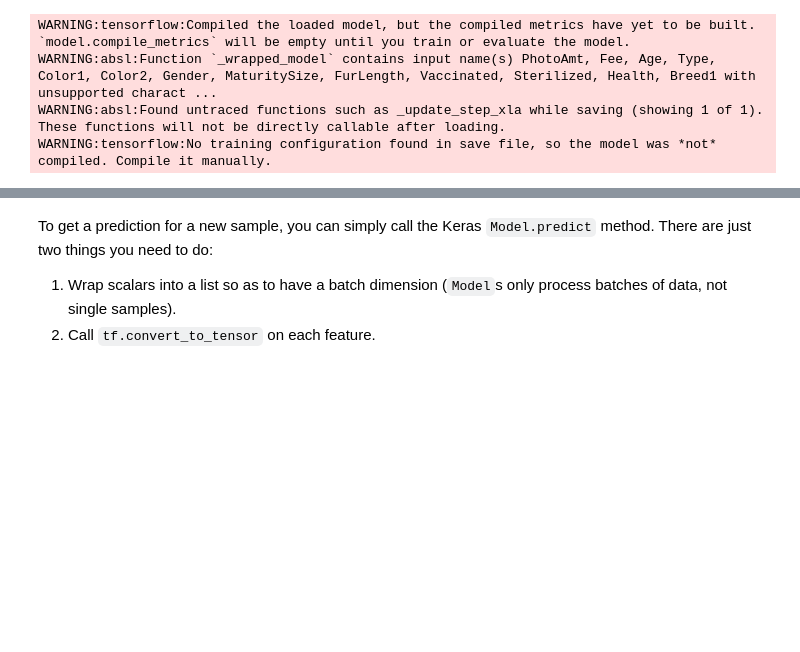
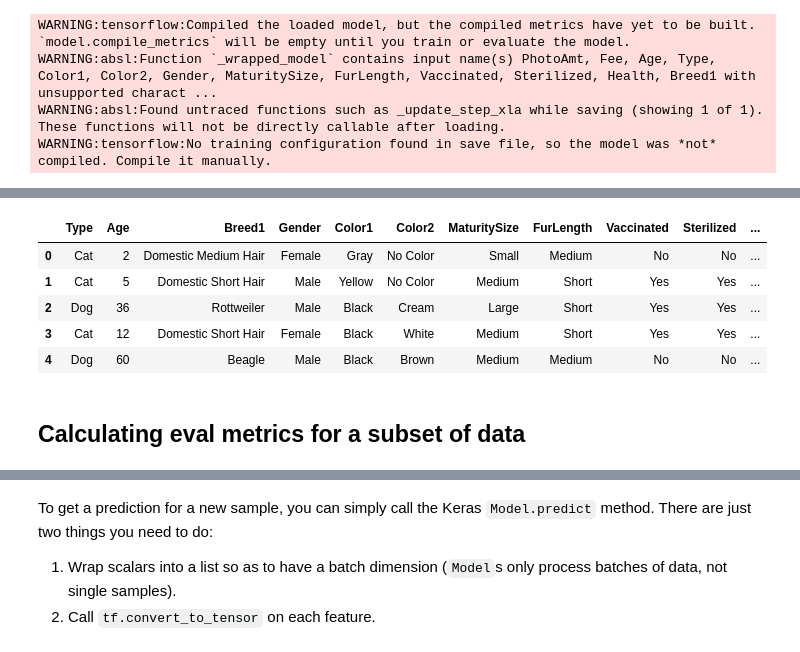
Before and after one commit to samehra/Projects, a Jupyter notebook: tf_notebooks/preprocessing_layers.ipynb, the cells around one changed output, grey strips where cells are left out. Drawn from its saved outputs; the diff is of its cells as text; code cells hidden in the pictures; blank space fills up the shorter version.

```diff
--- a/tf_notebooks/preprocessing_layers.ipynb
+++ b/tf_notebooks/preprocessing_layers.ipynb
@@ -633,0 +649,6 @@ WARNING:tensorflow:No training configuration found in save file, so the model wa
+# %%
+thres = 0.5
+test_pred_probs = inference_model.predict(test_ds)
+test_pred_labels = (test_pred_probs>thres)*1.0
+print(classification_report(actual_test_labels, test_pred_labels))
+print(confusion_matrix(actual_test_labels, test_pred_labels)/len(actual_test_labels))
@@ -633,0 +668,13 @@ WARNING:tensorflow:No training configuration found in save file, so the model wa
+# %%
+test = pd.read_csv(TEST_DATA_FILE, header=0)
+test['test_pred_probs'] = test_pred_probs
+test.head()
+# %% [output]
+|  | Type | Age | Breed1 | Gender | Color1 | Color2 | MaturitySize | FurLength | Vaccinated | Sterilized | ... |
+| 0 | Cat | 2 | Domestic Medium Hair | Female | Gray | No Color | Small | Medium | No | No | ... |
+| 1 | Cat | 5 | Domestic Short Hair | Male | Yellow | No Color | Medium | Short | Yes | Yes | ... |
+| 2 | Dog | 36 | Rottweiler | Male | Black | Cream | Large | Short | Yes | Yes | ... |
+| 3 | Cat | 12 | Domestic Short Hair | Female | Black | White | Medium | Short | Yes | Yes | ... |
+| 4 | Dog | 60 | Beagle | Male | Black | Brown | Medium | Medium | No | No | ... |
+# %% [markdown]
+## Calculating eval metrics for a subset of data
```
Also changed, not shown: parts of 12 cells of this notebook.
